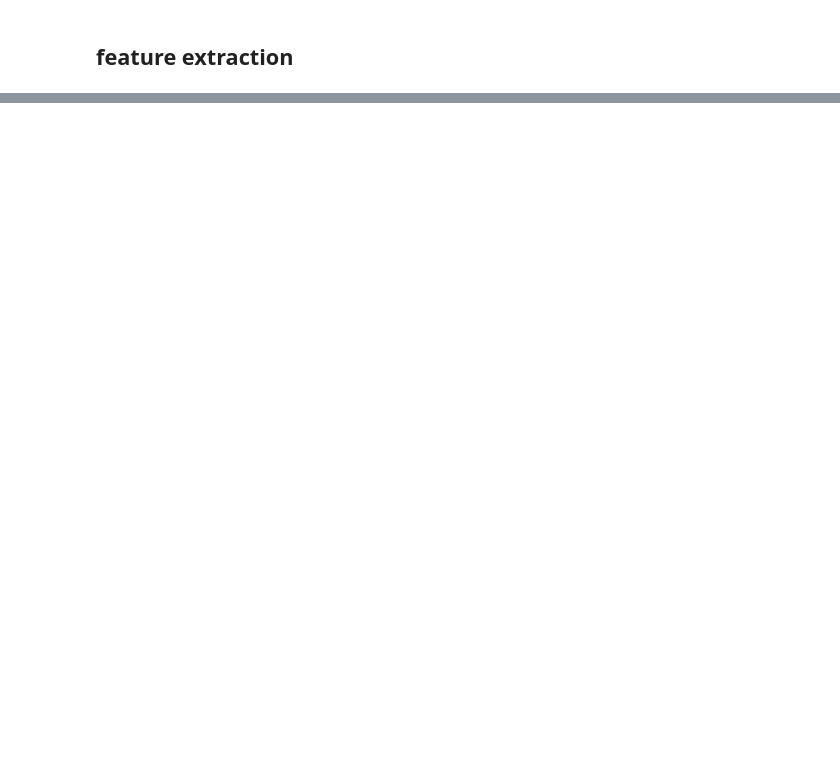
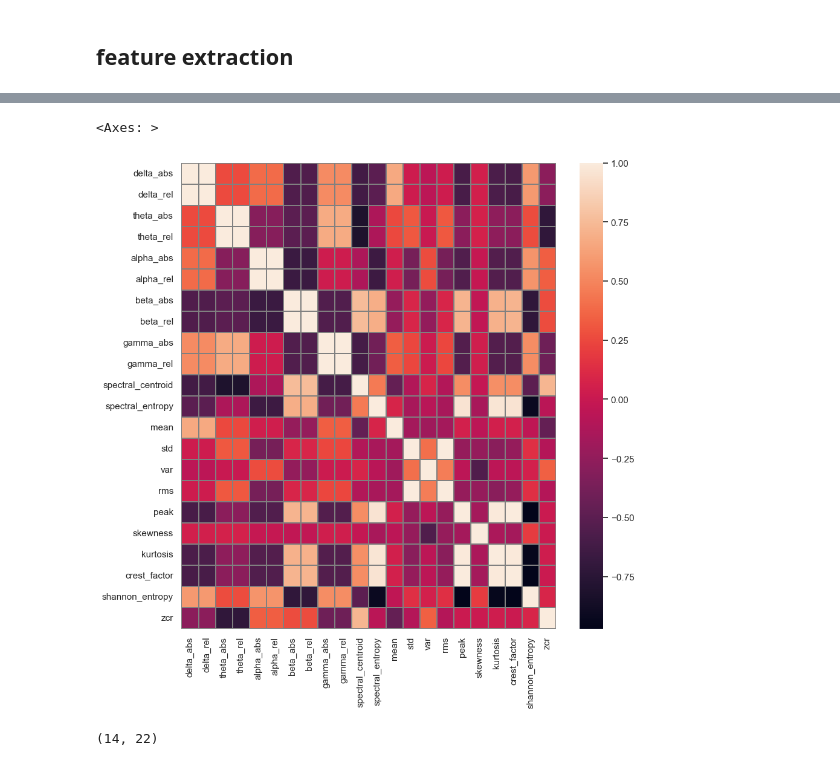
Before and after one commit to HanaRagab50/EEG-Eye-state-classifier, a Jupyter notebook: classifier.ipynb, the cells around one changed output, grey strips where cells are left out. Saved outputs shown, nothing was run; the diff lists cells and outputs as text; code cells hidden in the pictures; blank space fills up the shorter version.

```diff
--- a/classifier.ipynb
+++ b/classifier.ipynb
@@ -253,0 +331,11 @@ dtype: float64
+# %%
+X = eeg_norm.drop(columns=['eyeDetection'])
+y = eeg_norm['eyeDetection']
+# %%
+features={}
+
+for ch in X.columns:
+    features[ch]=helper_functions.features(eeg_norm[ch])
+
+features_df = pd.DataFrame(features).T
+features_df
@@ -253,0 +359,8 @@ dtype: float64
+# %%
+plt.figure(figsize=(10, 10))
+corr=features_df.corr()
+
+sns.heatmap(corr,annot=False,linewidths=0.003,linecolor='grey')
+# %% [output]
+<Axes: >
+[figure, added]
@@ -253,0 +379,4 @@ dtype: float64
+# %%
+features_df.shape
+# %% [output]
+(14, 22)
```
Also changed, not shown: parts of 26 cells of this notebook, 1 other file.
